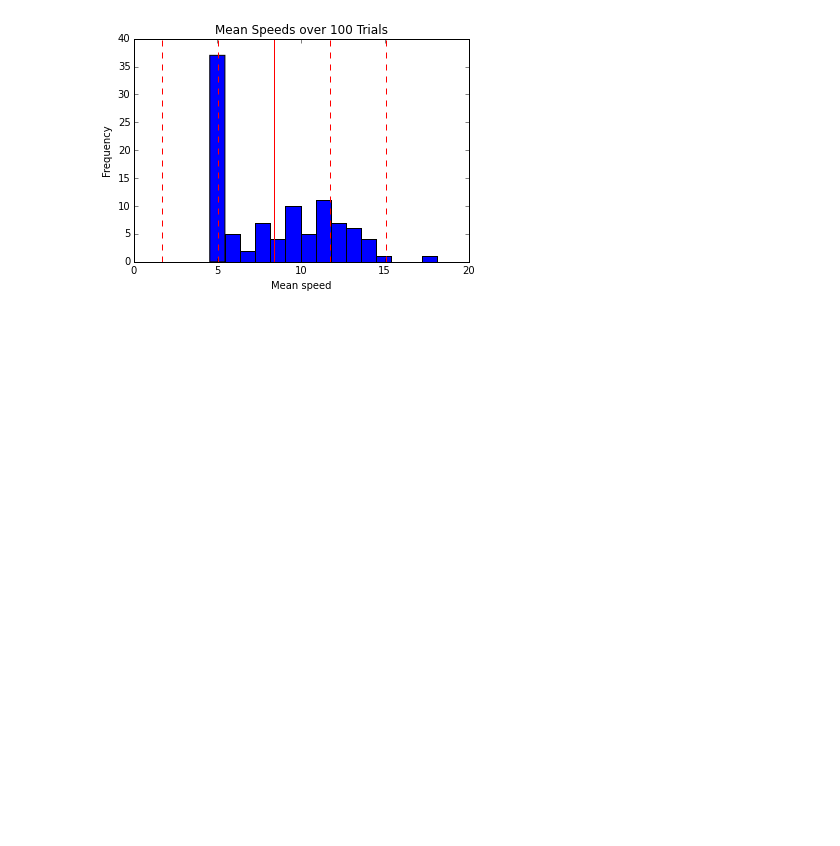
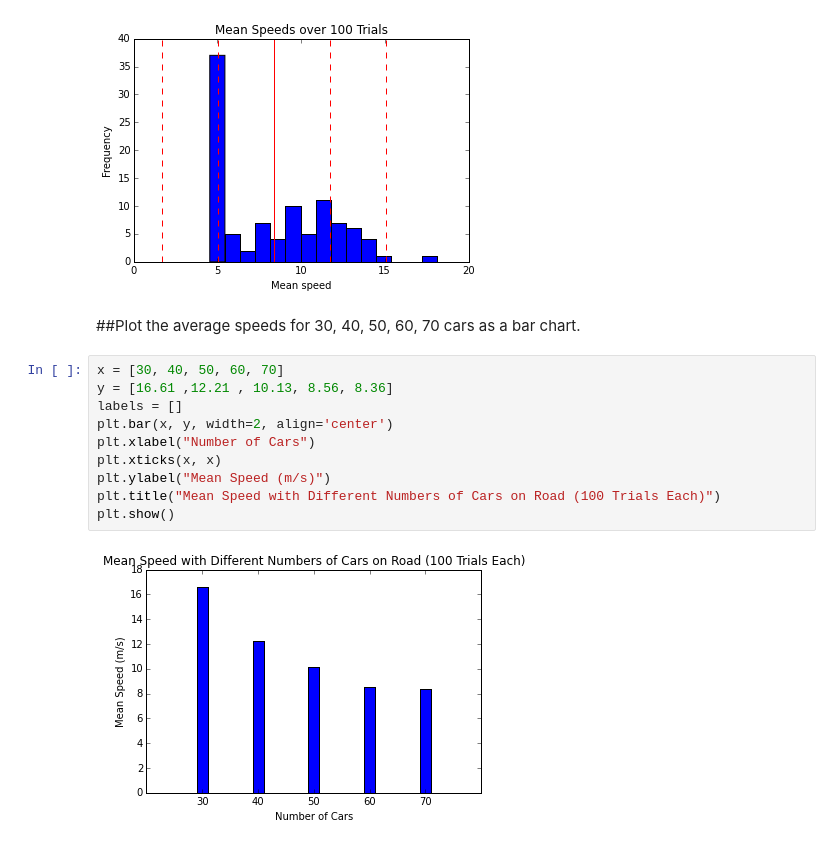
Before and after one commit to tiyd-python-2015-05/traffic-simulation, a Jupyter notebook: Traffic_Study.ipynb, the cells around one changed output. Drawn from its saved outputs; the diff is of its cells as text; blank space fills up the shorter version.

Commit message:
Added bar chart for number of cars on road.

```diff
--- a/Traffic_Study.ipynb
+++ b/Traffic_Study.ipynb
@@ -402,3 +402,17 @@ plt.title("Mean Speeds over 100 Trials")
 plt.show()
 # %% [output]
 [figure]
+# %% [markdown]
+##Plot the average speeds for 30, 40, 50, 60, 70 cars as a bar chart.
+# %%
+x = [30, 40, 50, 60, 70]
+y = [16.61 ,12.21 , 10.13, 8.56, 8.36]
+labels = []
+plt.bar(x, y, width=2, align='center')
+plt.xlabel("Number of Cars")
+plt.xticks(x, x)
+plt.ylabel("Mean Speed (m/s)")
+plt.title("Mean Speed with Different Numbers of Cars on Road (100 Trials Each)")
+plt.show()
+# %% [output]
+[figure, added]
```
Also changed, not shown: parts of 1 cell of this notebook.
